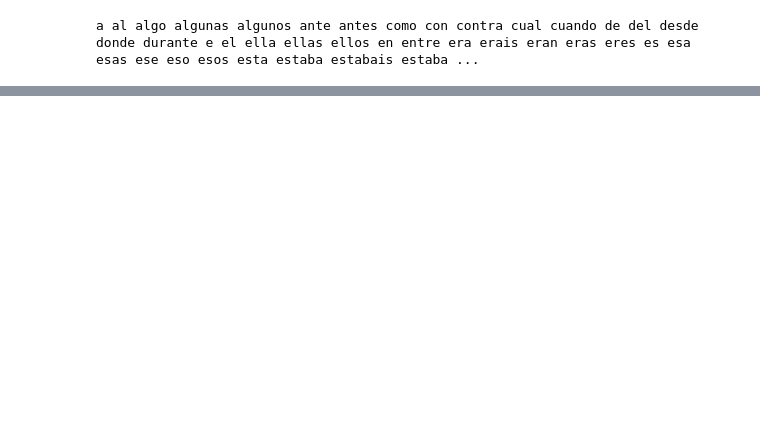
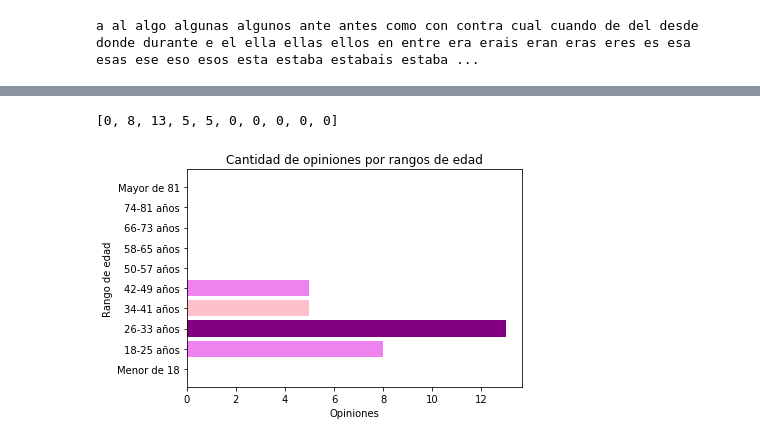
Before and after one commit to VictorGlzg/GG-HC_PROYECTO_FINAL, a Jupyter notebook: gg-hc-proyecto-final.ipynb, the cells around one changed output, grey strips where cells are left out. Drawn from its saved outputs; the diff is of its cells as text; code cells hidden in the pictures; blank space fills up the shorter version.

Commit message:
Documentación e Histograma

```diff
--- a/gg-hc-proyecto-final.ipynb
+++ b/gg-hc-proyecto-final.ipynb
@@ -196,0 +275,25 @@ plt.show()
+# %%
+#Realizamos el conteo por rangos.
+
+conteoEdades = []
+
+Rango_m18 = reviews_df[reviews_df["Edad"]<18]
+conteoEdades.append(Rango_m18["Opinión"].count())
+
+#Establecemos los parametros que irán aumentando de los rangos
+limIn = 18
+limSup = 26
+
+for i in range(8):
+    aux = reviews_df[reviews_df["Edad"]>=limIn]
+    aux = aux[aux["Edad"]<limSup]
+    conteoEdades.append(aux["Opinión"].count())
+    limIn = limSup
+    limSup += 8
+
+RangoM80 = reviews_df[reviews_df["Edad"]>=81]
+conteoEdades.append(RangoM80["Opinión"].count())
+# %%
+conteoEdades
+# %% [output]
+[0, 8, 13, 5, 5, 0, 0, 0, 0, 0]
@@ -196,0 +306,11 @@ plt.show()
+# %%
+#Crear el histograma con los rango de edades y el conteo por rango
+titulo = ["Menor de 18", "18-25 años", "26-33 años", "34-41 años", "42-49 años", "50-57 años", "58-65 años", "66-73 años","74-81 años", "Mayor de 81"]
+rangos = range(1,10)
+plt.barh(titulo,conteoEdades, color=("pink","violet","purple"))
+plt.xlabel('Opiniones')
+plt.ylabel("Rango de edad")
+plt.title('Cantidad de opiniones por rangos de edad')
+plt.show()
+# %% [output]
+[figure, added]
```
Also changed, not shown: parts of 27 cells of this notebook.
